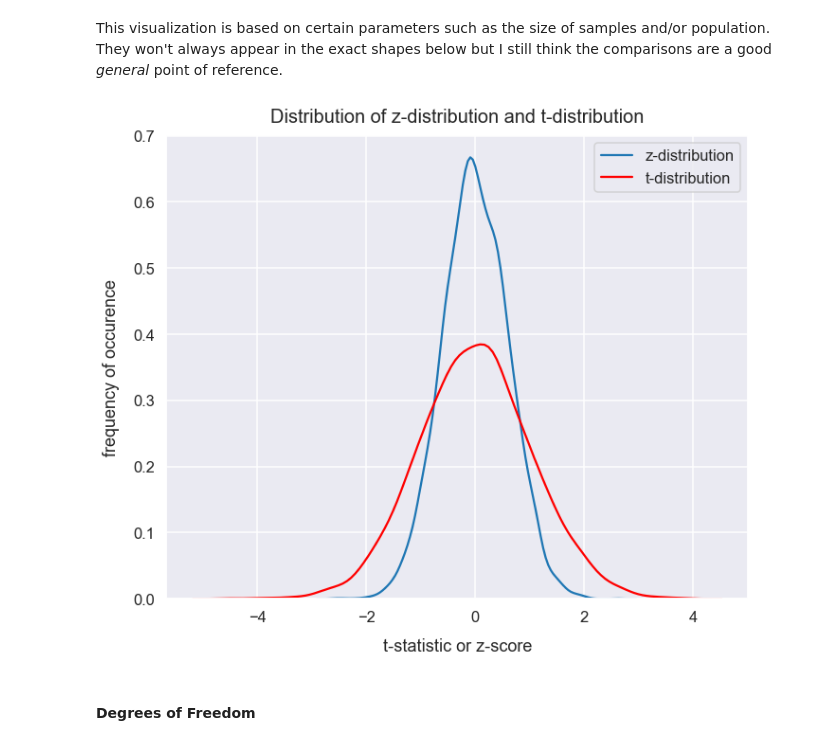
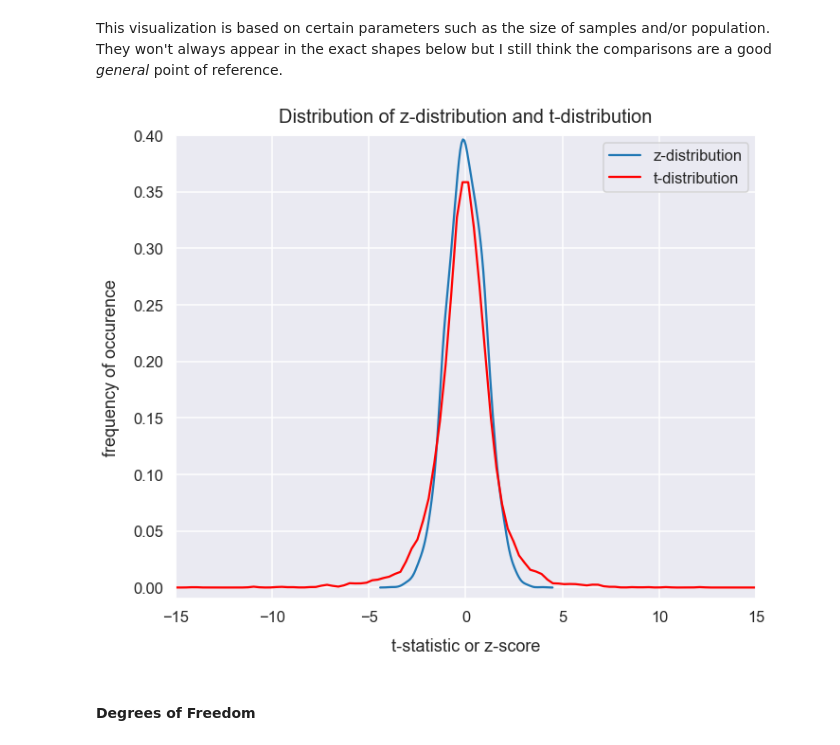
Before and after one commit to frieds/frieds.github.io, a Jupyter notebook: math/intro_t_tests.ipynb, the cells around one changed output. Cells and saved outputs as stored; diff of their text form; code cells hidden in the pictures.

Commit message:
small changes to intro to t-tests post: new z and t distributions, change in description of one sample t test, comparison table to z-tests

```diff
--- a/math/intro_t_tests.ipynb
+++ b/math/intro_t_tests.ipynb
@@ -134,16 +145,18 @@ T-test errors are more prone to errors in results than a z-test. The reason for
 This visualization is based on certain parameters such as the size of samples and/or population. They won't always appear in the exact shapes below but I still think the comparisons are a good *general* point of reference.
 # %%
 plt.figure(figsize=(11, 9))
-z_distribution = np.random.normal(loc=0, scale=0.6, size=6000)
-t_distribution = np.random.standard_t(20, size=5000)
+z_distribution = np.random.normal(loc=0, size=6000)
+t_distribution = np.random.standard_t(3, size=6000)
 sns.distplot(z_distribution, hist=False, label='z-distribution')
 sns.distplot(t_distribution, color='red', hist=False, label='t-distribution')
 plt.ylabel("frequency of occurence", labelpad=14)
 plt.xlabel("t-statistic or z-score", labelpad=14)
 plt.title("Distribution of z-distribution and t-distribution", y=1.015, fontsize=20)
+plt.xlim(-15, 15)
+plt.ylim(-.01, .4)
 plt.legend();
 # %% [output]
-[figure, old version]
+[figure, new version]
 # %% [markdown]
 #### Degrees of Freedom
 # %% [markdown]
```
Also changed, not shown: parts of 8 cells of this notebook, 8 other files.
